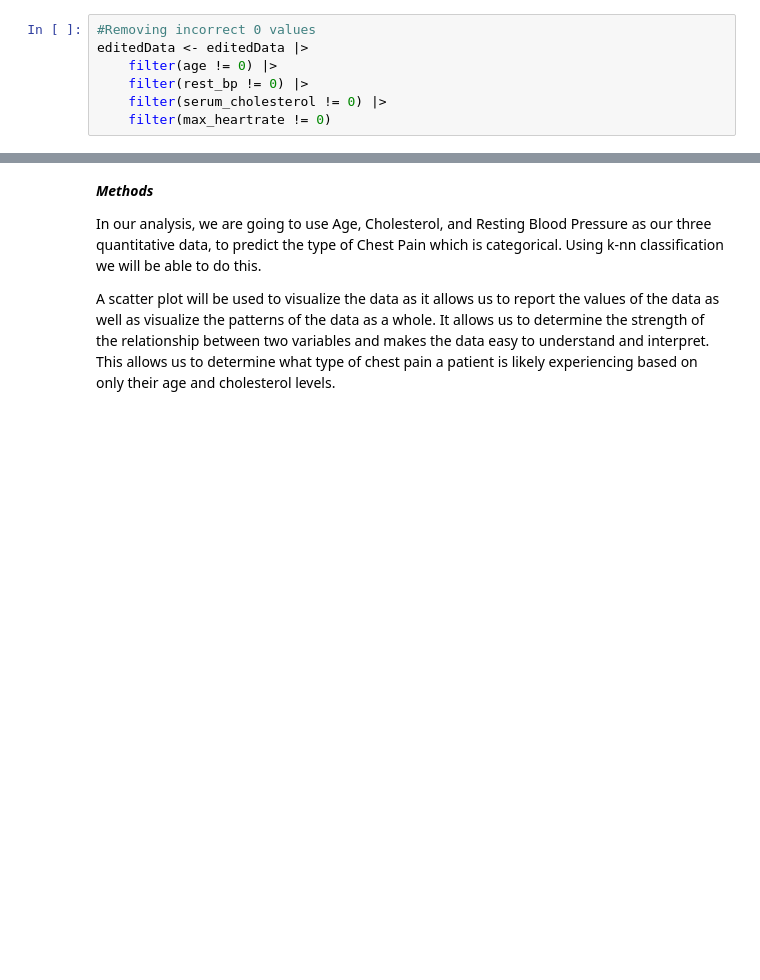
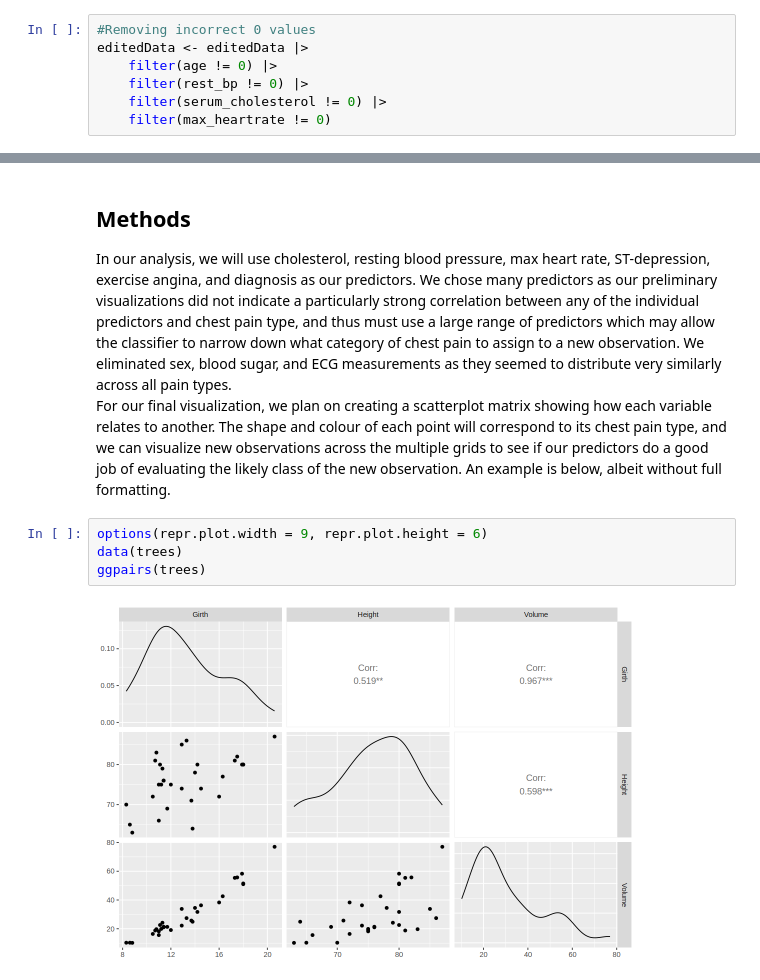
Before and after one commit to blu-01/DSCI-100-003-Group-21, a Jupyter notebook: proposal rough work/proposal_testing_plots.ipynb, the cells around one changed output, grey strips where cells are left out. Drawn from its saved outputs; the diff is of its cells as text; blank space fills up the shorter version.

Commit message:
Formatting, finalizing sections

```diff
--- a/proposal rough work/proposal_testing_plots.ipynb
+++ b/proposal rough work/proposal_testing_plots.ipynb
@@ -415,8 +326,12 @@ A tibble: 661 × 11
 # %% [markdown]
-***Methods***
+## **Methods**
 
-In our analysis, we are going to use Age, Cholesterol, and Resting Blood Pressure as our three quantitative data, to predict the type of Chest Pain which is categorical. Using k-nn classification we will be able to do this.
-
-
-A scatter plot will be used to visualize the data as it allows us to report the values of the data as well as visualize the patterns of the data as a whole. It allows us to determine the strength of the relationship between two variables and makes the data easy to understand and interpret. This allows us to determine what type of chest pain a patient is likely experiencing based on only their age and cholesterol levels.
+In our analysis, we will use cholesterol, resting blood pressure, max heart rate, ST-depression, exercise angina, and diagnosis as our predictors. We chose many predictors as our preliminary visualizations did not indicate a particularly strong correlation between any of the individual predictors and chest pain type, and thus must use a large range of predictors which may allow the classifier to narrow down what category of chest pain to assign to a new observation. We eliminated sex, blood sugar, and ECG measurements as they seemed to distribute very similarly across all pain types. <br>
+For our final visualization, we plan on creating a scatterplot matrix showing how each variable relates to another. The shape and colour of each point will correspond to its chest pain type, and we can visualize new observations across the multiple grids to see if our predictors do a good job of evaluating the likely class of the new observation. An example is below, albeit without full formatting.
+# %%
+options(repr.plot.width = 9, repr.plot.height = 6)
+data(trees)
+ggpairs(trees)
+# %% [output]
+[figure, added]
 # %% [markdown]
```
Also changed, not shown: parts of 26 cells of this notebook.
